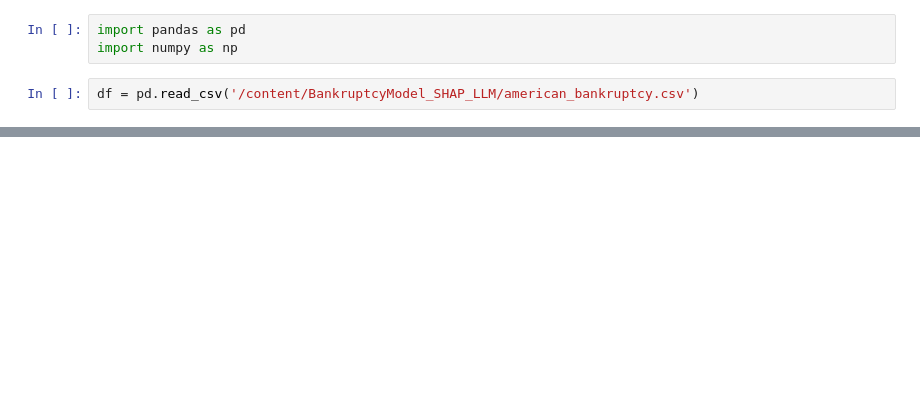
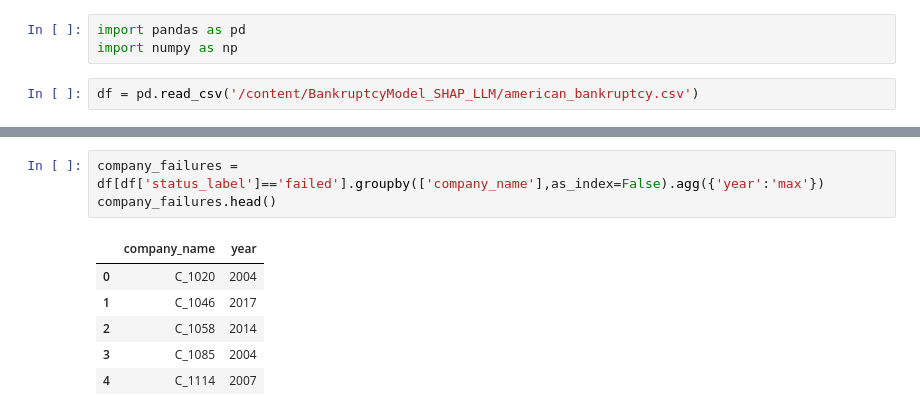
Before and after one commit to UdayaPrakashST/BankruptcyModel_SHAP_LLM, a Jupyter notebook: American_Bankruptcy_Prediction_1_Creating_the_modelling_dataset.ipynb, the cells around one changed output, grey strips where cells are left out. Cells and saved outputs as stored; diff of their text form; blank space fills up the shorter version.

```diff
--- a/American_Bankruptcy_Prediction_1_Creating_the_modelling_dataset.ipynb
+++ b/American_Bankruptcy_Prediction_1_Creating_the_modelling_dataset.ipynb
@@ -16,0 +80,10 @@ df = pd.read_csv('/content/BankruptcyModel_SHAP_LLM/american_bankruptcy.csv')
+# %%
+company_failures = df[df['status_label']=='failed'].groupby(['company_name'],as_index=False).agg({'year':'max'})
+company_failures.head()
+# %% [output]
+|  | company_name | year |
+| 0 | C_1020 | 2004 |
+| 1 | C_1046 | 2017 |
+| 2 | C_1058 | 2014 |
+| 3 | C_1085 | 2004 |
+| 4 | C_1114 | 2007 |
```
Also changed, not shown: parts of 13 cells of this notebook.
